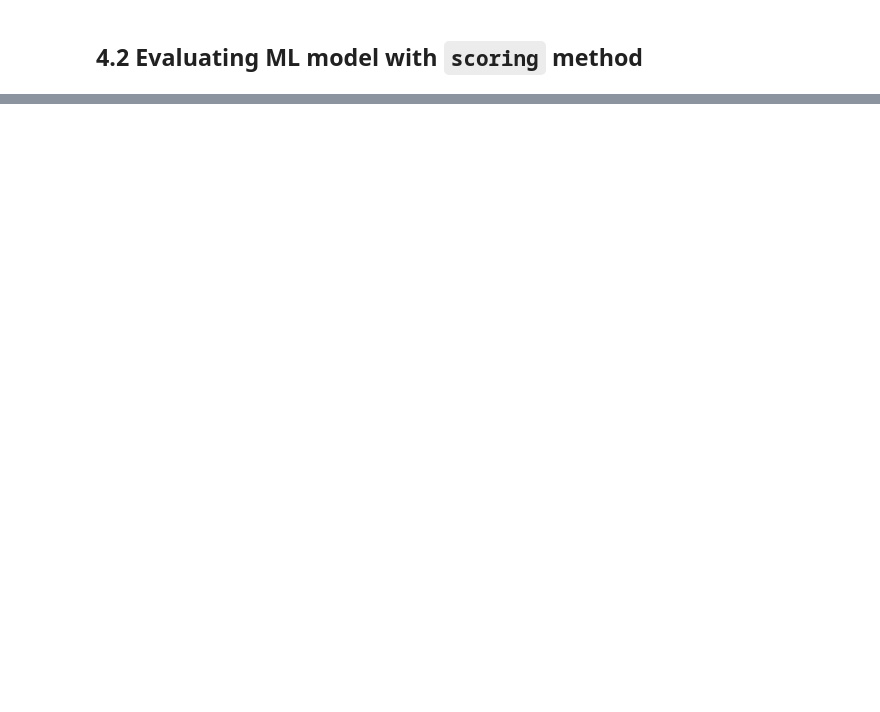
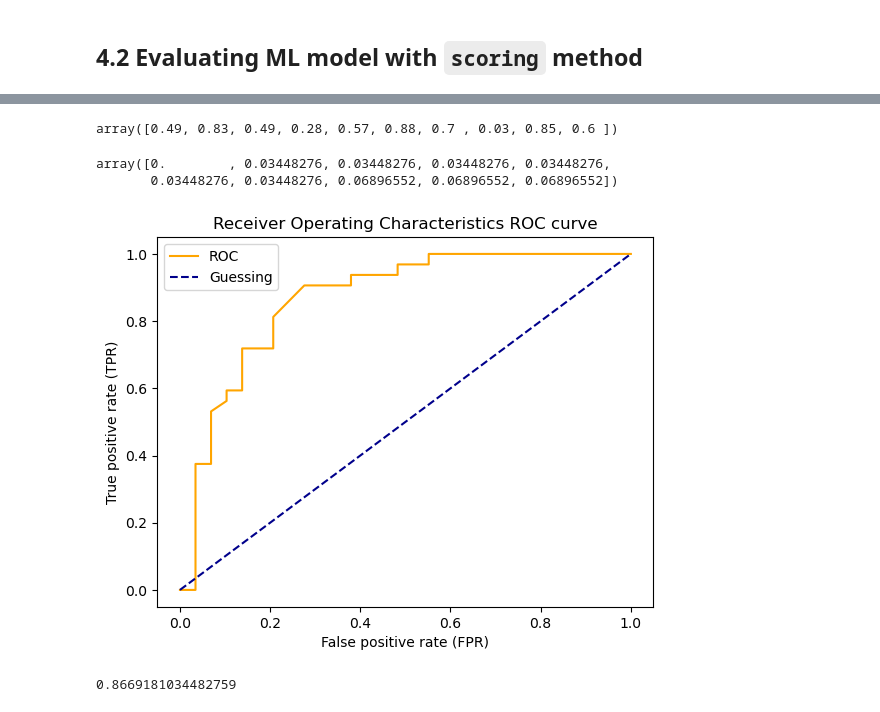
Before and after one commit to HerbertNtim/dataScience-ML, a Jupyter notebook: Introduction-to-scikit-learn.ipynb, the cells around one changed output, grey strips where cells are left out. Saved outputs shown, nothing was run; the diff lists cells and outputs as text; code cells hidden in the pictures; blank space fills up the shorter version.

Commit message:
accuracy and roc curve analysis

```diff
--- a/Introduction-to-scikit-learn.ipynb
+++ b/Introduction-to-scikit-learn.ipynb
@@ -772,0 +685,11 @@ clf_single_score, clf_cross_val_score
+# %%
+X_train, X_test, y_train, y_test = train_test_split(X, y, test_size=0.2)
+# %%
+from sklearn.metrics import roc_curve
+
+clf.fit(X_train, y_train)
+
+# Make predictions with probabilities
+y_probs = clf.predict_proba(X_test)
+
+y_probs[:10]
@@ -772,0 +707,35 @@ clf_single_score, clf_cross_val_score
+# %%
+y_probs_positive = y_probs[:, 1]
+y_probs_positive[:10]
+# %% [output]
+array([0.49, 0.83, 0.49, 0.28, 0.57, 0.88, 0.7 , 0.03, 0.85, 0.6 ])
+# %%
+fpr, tpr, thresholds = roc_curve(y_test, y_probs_positive)
+fpr[:10]
+# %% [output]
+array([0.        , 0.03448276, 0.03448276, 0.03448276, 0.03448276,
+       0.03448276, 0.03448276, 0.06896552, 0.06896552, 0.06896552])
+# %%
+import matplotlib.pyplot as plt
+
+def plot_roc_curve(fpr, tpr):
+    plt.plot(fpr, tpr, color='orange', label='ROC')
+
+    # Plot a line with no predictive power(baseline)
+    plt.plot([0, 1], [0, 1], color='darkblue', label='Guessing', linestyle='--')
+
+    plt.xlabel('False positive rate (FPR)')
+    plt.ylabel('True positive rate (TPR)')
+    plt.title('Receiver Operating Characteristics ROC curve')
+    plt.legend()
+    plt.show()
+
+plot_roc_curve(fpr, tpr)
+# %% [output]
+[figure, added]
+# %%
+from sklearn.metrics import roc_auc_score
+
+roc_auc_score(y_test, y_probs_positive)
+# %% [output]
+0.8669181034482759
```
Also changed, not shown: parts of 44 cells of this notebook, 1 other file.
